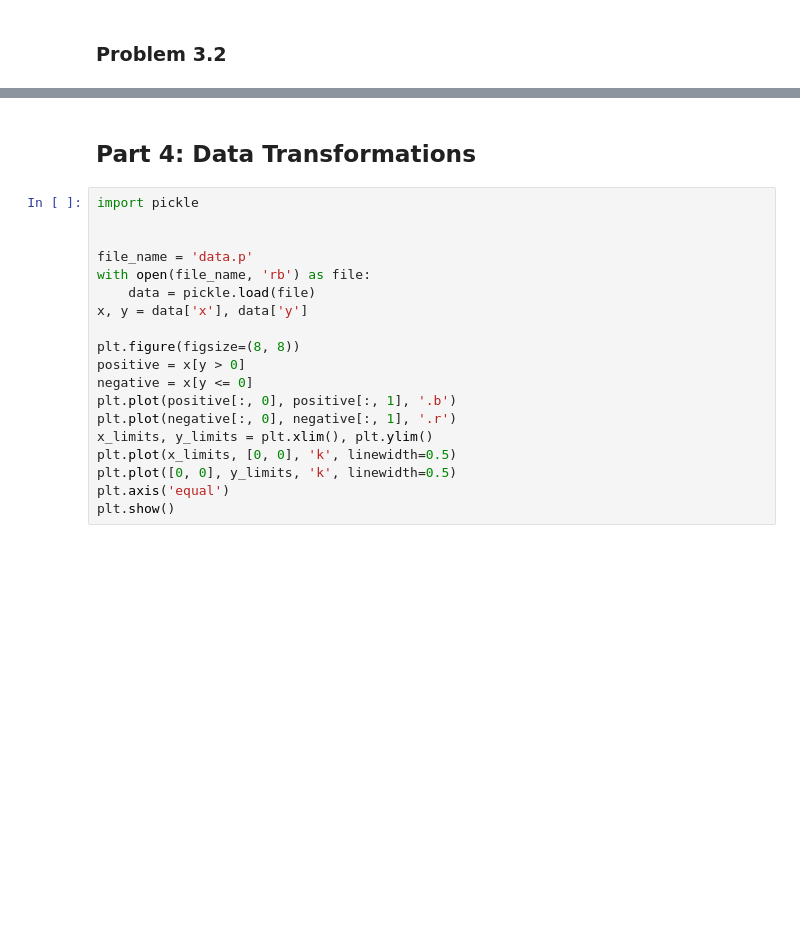
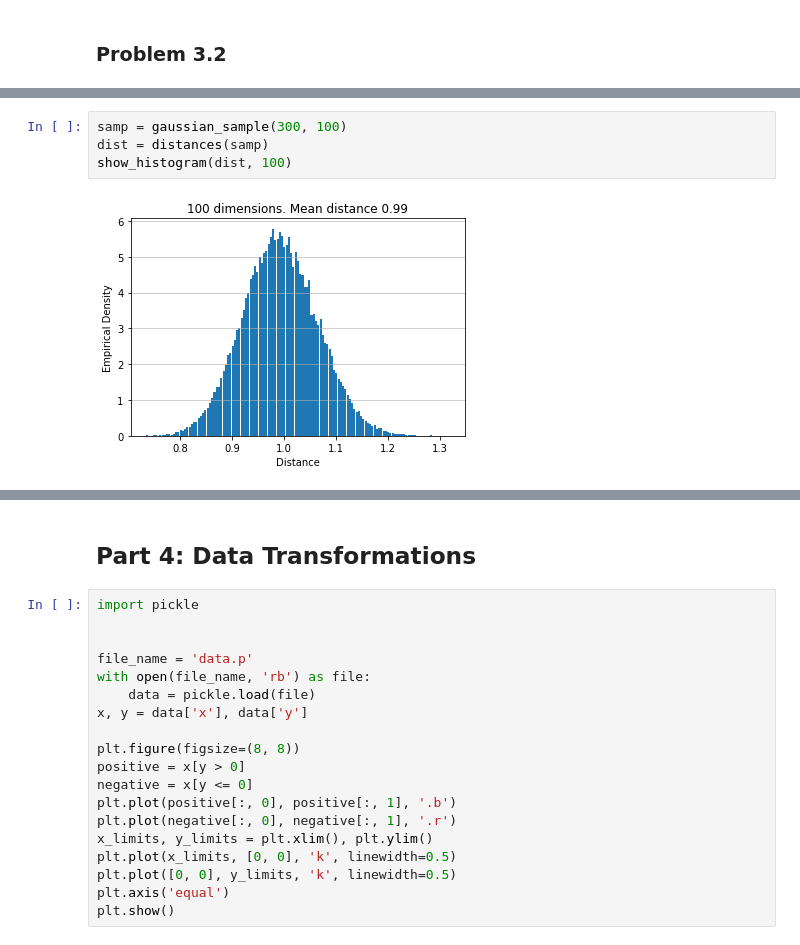
Before and after one commit to amanmibra/cs371, a Jupyter notebook: homework02/homework02.ipynb, the cells around one changed output, grey strips where cells are left out. Cells and saved outputs as stored; diff of their text form; blank space fills up the shorter version.

```diff
--- a/homework02/homework02.ipynb
+++ b/homework02/homework02.ipynb
@@ -57,0 +84,6 @@ def show_histogram(x, d):
+# %%
+samp = gaussian_sample(300, 100)
+dist = distances(samp)
+show_histogram(dist, 100)
+# %% [output]
+[figure, added]
```
Also changed, not shown: parts of 17 cells of this notebook, 1 other file.
